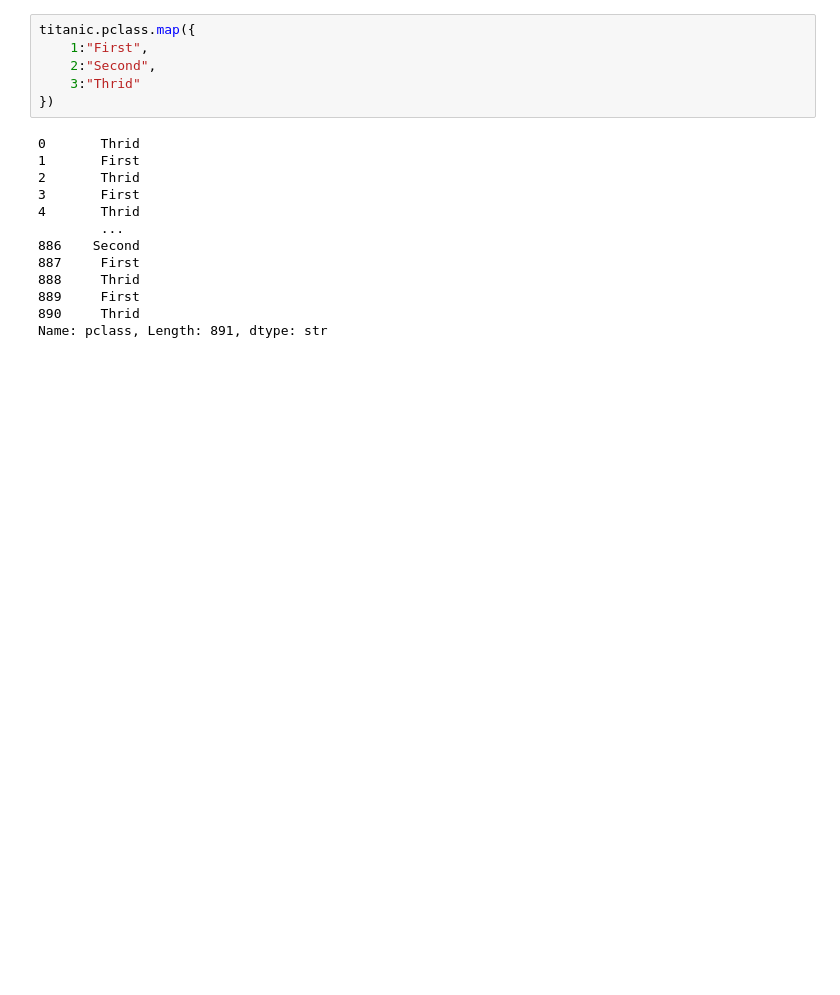
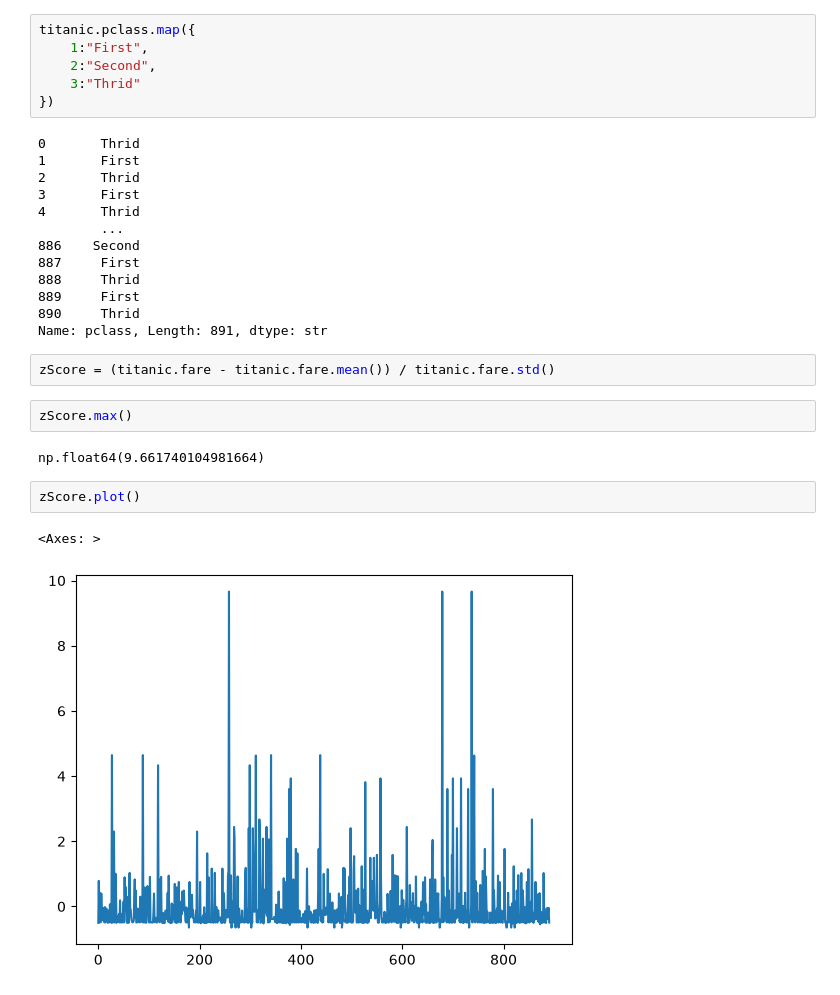
Before and after one commit to mohamedeld/Exploratory-Data-Analysis-using-Python, a Jupyter notebook: matplotlibseaborn.ipynb, the cells around one changed output. Cells and saved outputs as stored; diff of their text form; blank space fills up the shorter version.

```diff
--- a/matplotlibseaborn.ipynb
+++ b/matplotlibseaborn.ipynb
@@ -560,3 +560,14 @@ titanic.pclass.map({
 889     First
 890     Thrid
 Name: pclass, Length: 891, dtype: str
+# %%
+zScore = (titanic.fare - titanic.fare.mean()) / titanic.fare.std()
+# %%
+zScore.max()
+# %% [output]
+np.float64(9.661740104981664)
+# %%
+zScore.plot()
+# %% [output]
+<Axes: >
+[figure, added]
```
Also changed, not shown: parts of 7 cells of this notebook, 2 other files.
